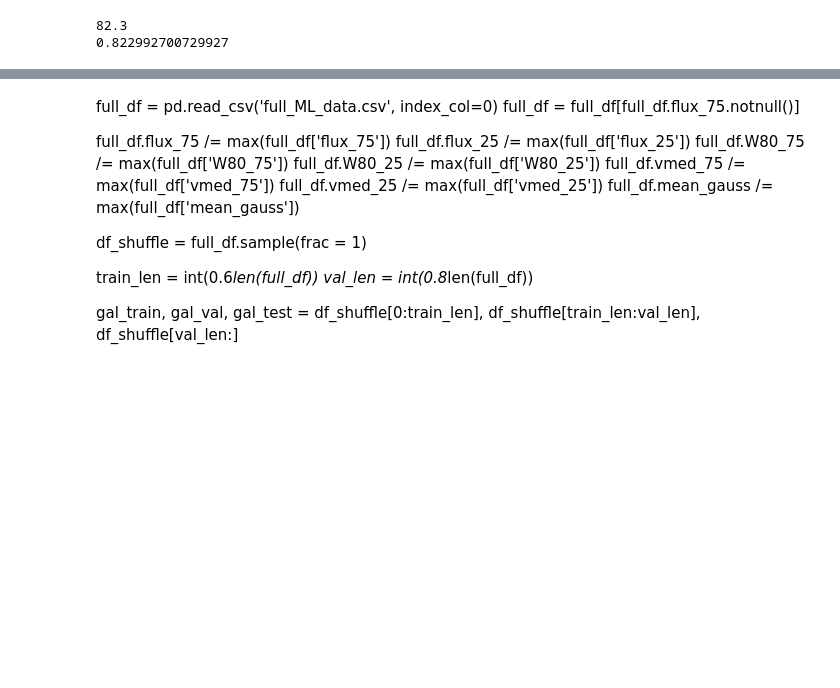
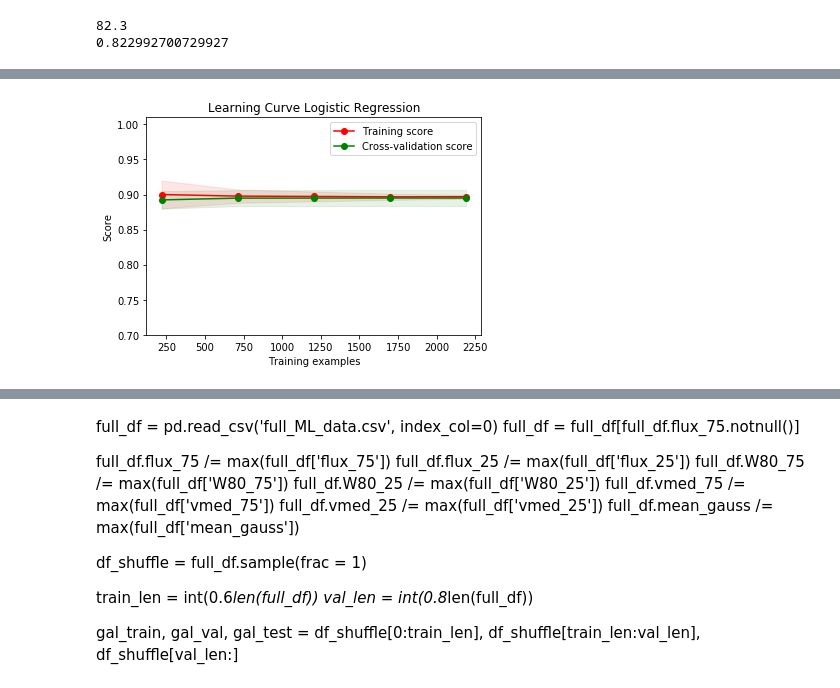
Before and after one commit to Flores368/NM_Final_git, a Jupyter notebook: classification_models.ipynb, the cells around one changed output, grey strips where cells are left out. Drawn from its saved outputs; the diff is of its cells as text; code cells hidden in the pictures; blank space fills up the shorter version.

```diff
--- a/classification_models.ipynb
+++ b/classification_models.ipynb
@@ -213,0 +263,15 @@ array([[490,   0],
+# %%
+full_df = pd.read_csv('full_df_lums.csv', index_col=0)
+full_df = full_df[full_df.flux_75.notnull()]
+data = full_df.drop(['is_AGN','galaxy_id','flux_25','vmed_25','W80_25','lum_25'],axis=1)
+labels = full_df['is_AGN']
+# %%
+title = 'Learning Curve Logistic Regression'
+# Cross validation with 100 iterations to get smoother mean test and train
+# score curves, each time with 20% data randomly selected as a validation set.
+cv = ShuffleSplit(n_splits=100, test_size=0.2, random_state=0)
+estimator = LogisticRegression()
+plot_learning_curve(estimator, title, data, labels, ylim=(0.7, 1.01), cv=cv, n_jobs=4)
+plt.show()
+# %% [output]
+[figure, added]
```
Also changed, not shown: parts of 23 cells of this notebook.
